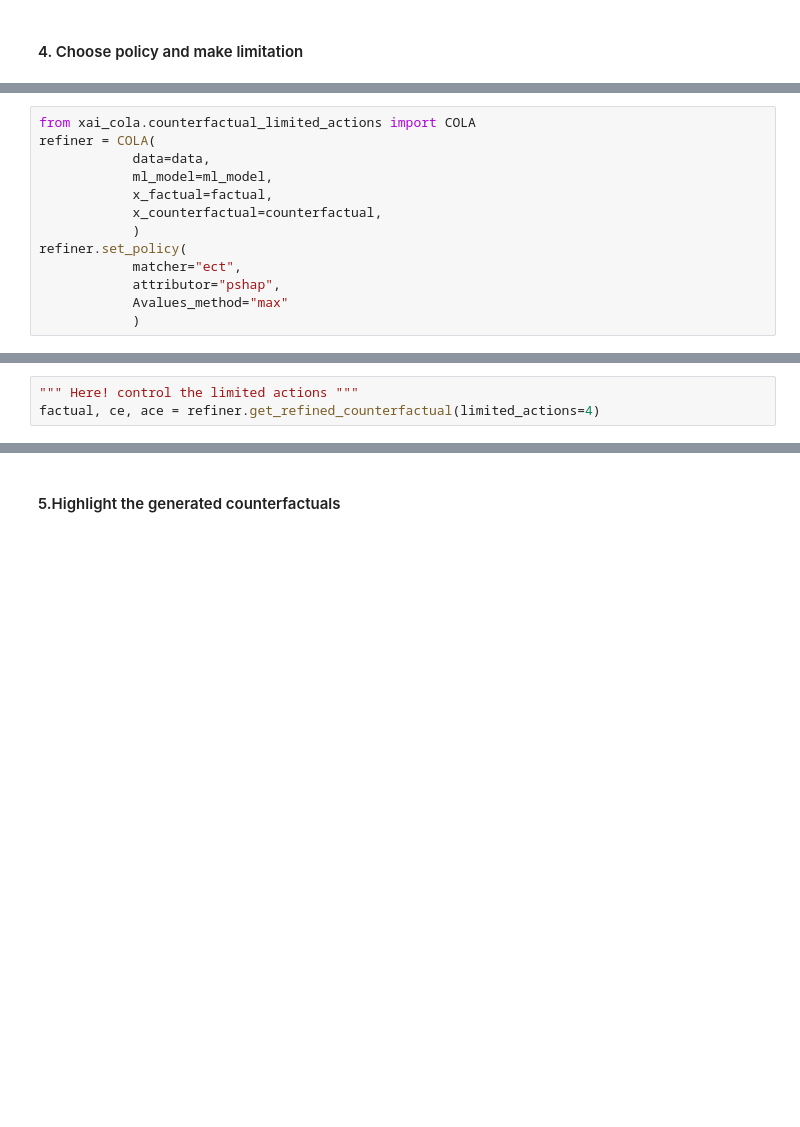
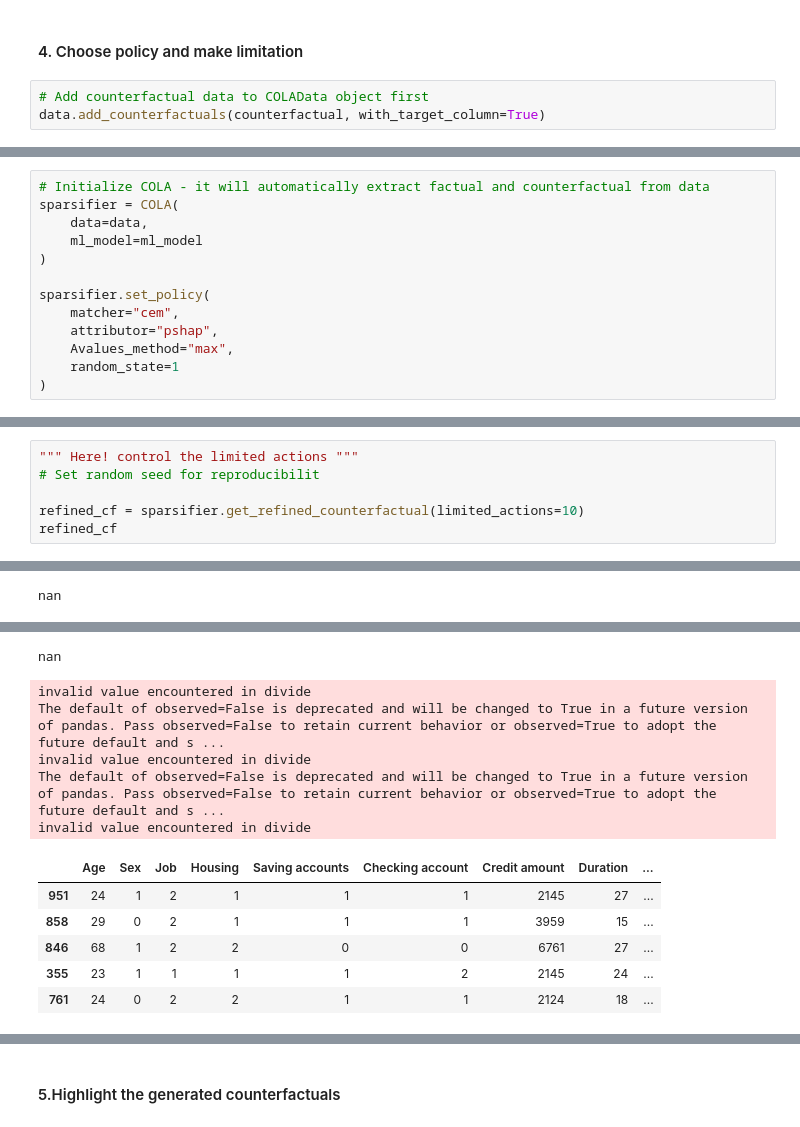
Before and after one commit to understanding-ml/COLA, a Jupyter notebook: demo.ipynb, the cells around one changed output, grey strips where cells are left out. Drawn from its saved outputs; the diff is of its cells as text; blank space fills up the shorter version.

```diff
--- a/demo.ipynb
+++ b/demo.ipynb
@@ -60,2 +136,5 @@ print(np.array2string(counterfactual, separator='   ', suppress_small=True))
 # %% [markdown]
 #### 4. Choose policy and make limitation
+# %%
+# Add counterfactual data to COLAData object first
+data.add_counterfactuals(counterfactual, with_target_column=True)
@@ -62,13 +163,13 @@ print(np.array2string(counterfactual, separator='   ', suppress_small=True))
 # %%
-from xai_cola.counterfactual_limited_actions import COLA
-refiner = COLA(
-            data=data,
-            ml_model=ml_model,
-            x_factual=factual,
-            x_counterfactual=counterfactual,
-            )
-refiner.set_policy(
-            matcher="ect",
-            attributor="pshap",
-            Avalues_method="max"
-            )
+# Initialize COLA - it will automatically extract factual and counterfactual from data
+sparsifier = COLA(
+    data=data,
+    ml_model=ml_model
+)
+
+sparsifier.set_policy(
+    matcher="cem",
+    attributor="pshap",
+    Avalues_method="max",
+    random_state=1
+)
@@ -75,3 +185,7 @@ refiner.set_policy(
 # %%
 """ Here! control the limited actions """
-factual, ce, ace = refiner.get_refined_counterfactual(limited_actions=4)
+# Set random seed for reproducibilit
+
+refined_cf = sparsifier.get_refined_counterfactual(limited_actions=10)
+refined_cf
+# %% [output]
@@ -77,0 +209 @@ factual, ce, ace = refiner.get_refined_counterfactual(limited_actions=4)
+nan
@@ -77,0 +223,12 @@ factual, ce, ace = refiner.get_refined_counterfactual(limited_actions=4)
+nan
+invalid value encountered in divide
+The default of observed=False is deprecated and will be changed to True in a future version of pandas. Pass observed=False to retain current behavior or observed=True to adopt the future default and s ...
+invalid value encountered in divide
+The default of observed=False is deprecated and will be changed to True in a future version of pandas. Pass observed=False to retain current behavior or observed=True to adopt the future default and s ...
+invalid value encountered in divide
+|  | Age | Sex | Job | Housing | Saving accounts | Checking account | Credit amount | Duration | ... |
+| 951 | 24 | 1 | 2 | 1 | 1 | 1 | 2145 | 27 | ... |
+| 858 | 29 | 0 | 2 | 1 | 1 | 1 | 3959 | 15 | ... |
+| 846 | 68 | 1 | 2 | 2 | 0 | 0 | 6761 | 27 | ... |
+| 355 | 23 | 1 | 1 | 1 | 1 | 2 | 2145 | 24 | ... |
+| 761 | 24 | 0 | 2 | 2 | 1 | 1 | 2124 | 18 | ... |
```
Also changed, not shown: parts of 28 cells of this notebook.
